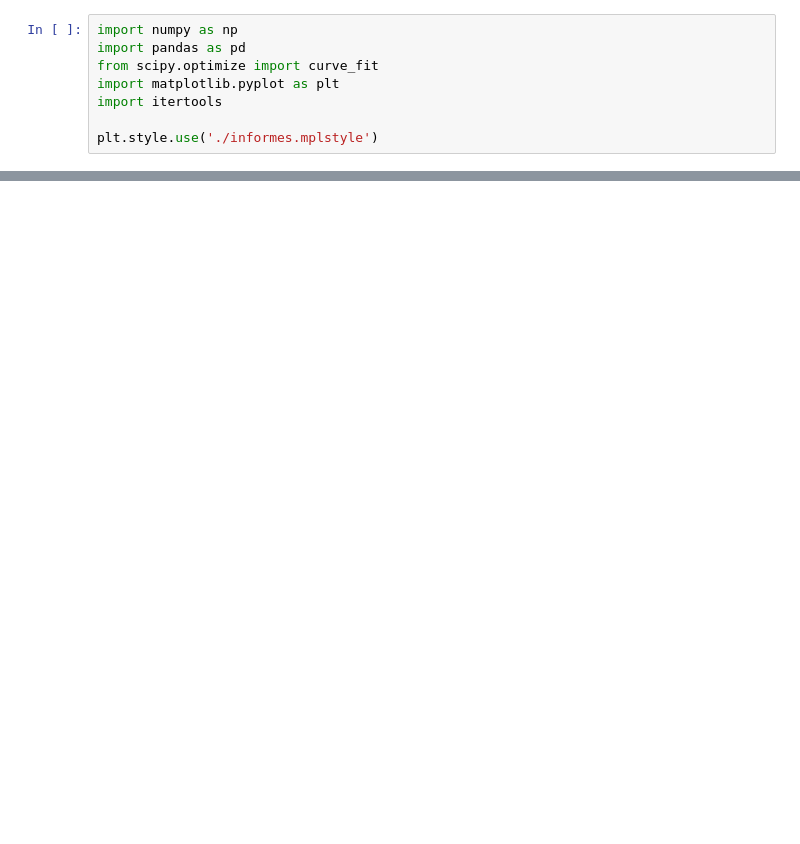
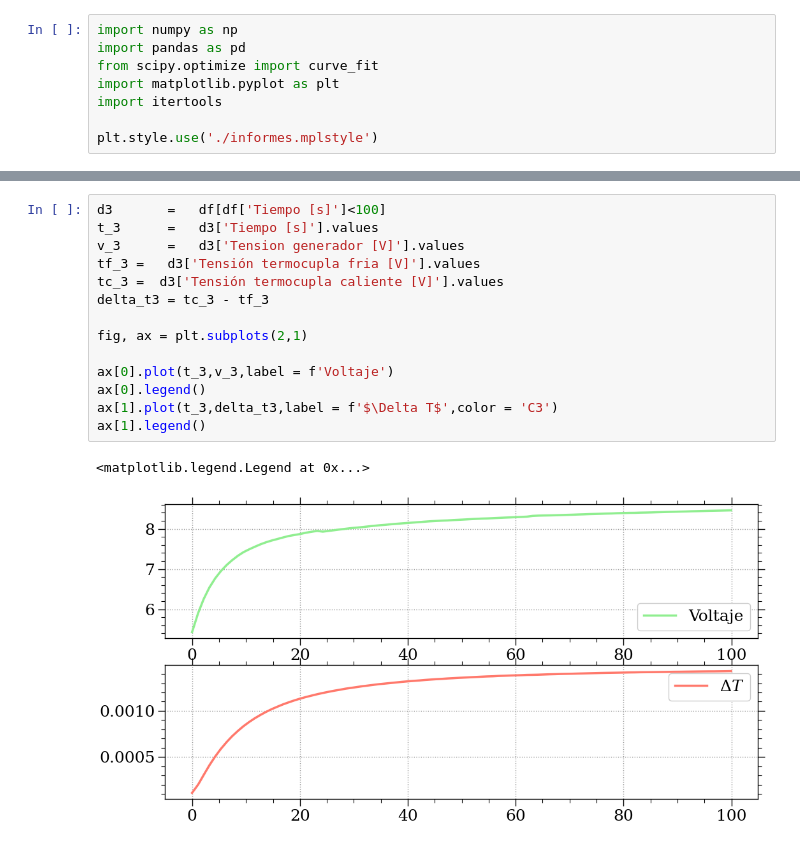
Before and after one commit to mpalomeque01/Peltier, a Jupyter notebook: Corriente I = 1.5A, 10'.ipynb, the cells around one changed output, grey strips where cells are left out. Saved outputs shown, nothing was run; the diff lists cells and outputs as text; blank space fills up the shorter version.

```diff
--- a/Corriente I = 1.5A, 10'.ipynb
+++ b/Corriente I = 1.5A, 10'.ipynb
@@ -50,0 +55,17 @@ Text(0, 0.5, 'Voltaje [mV]')
+# %%
+d3       =   df[df['Tiempo [s]']<100]
+t_3      =   d3['Tiempo [s]'].values
+v_3      =   d3['Tension generador [V]'].values
+tf_3 =   d3['Tensión termocupla fria [V]'].values
+tc_3 =  d3['Tensión termocupla caliente [V]'].values
+delta_t3 = tc_3 - tf_3
+
+fig, ax = plt.subplots(2,1)
+
+ax[0].plot(t_3,v_3,label = f'Voltaje')
+ax[0].legend()
+ax[1].plot(t_3,delta_t3,label = f'$\Delta T$',color = 'C3')
+ax[1].legend()
+# %% [output]
+<matplotlib.legend.Legend at 0x...>
+[figure, added]
```
Also changed, not shown: parts of 4 cells of this notebook.
